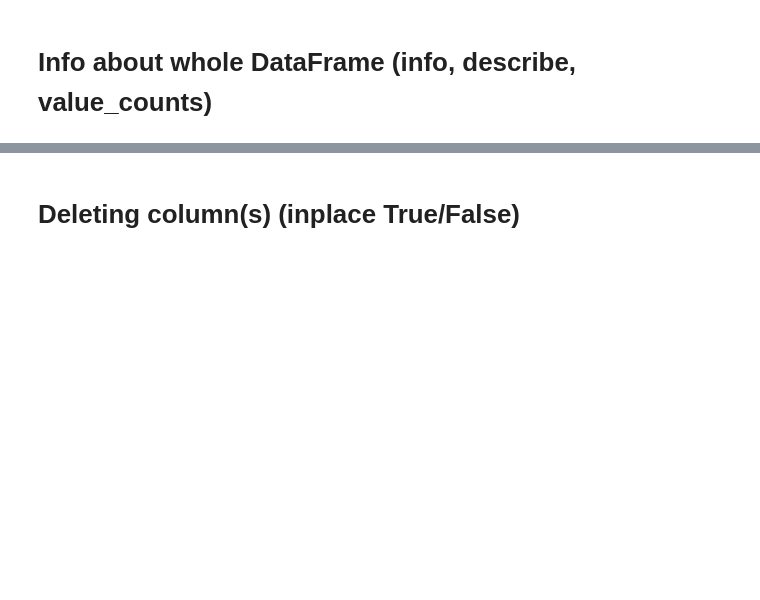
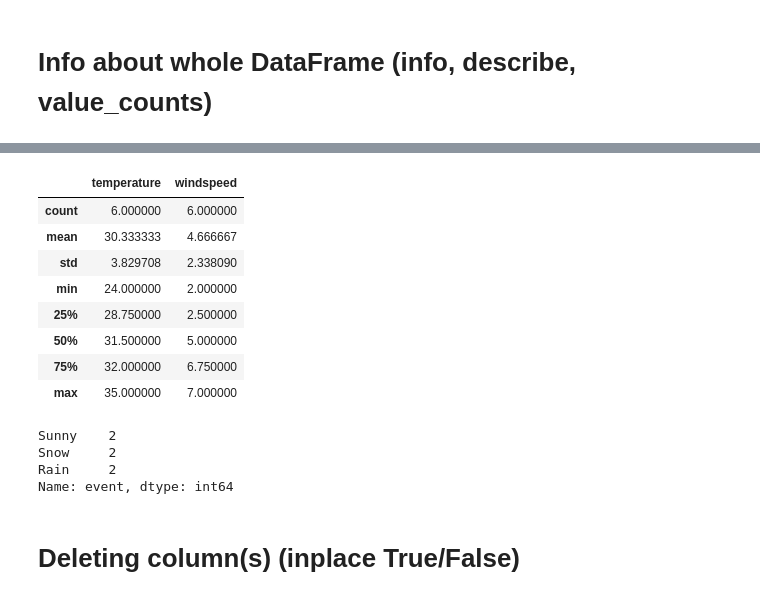
Before and after one commit to dayanandv/Data-Science, a Jupyter notebook: Introduction_to_Pandas_DataFrames.ipynb, the cells around one changed output, grey strips where cells are left out. Saved outputs shown, nothing was run; the diff lists cells and outputs as text; code cells hidden in the pictures; blank space fills up the shorter version.

```diff
--- a/Introduction_to_Pandas_DataFrames.ipynb
+++ b/Introduction_to_Pandas_DataFrames.ipynb
@@ -27,2 +129,21 @@ weather_data = {
+# %%
+df.describe()
+# %% [output]
+|  | temperature | windspeed |
+| count | 6.000000 | 6.000000 |
+| mean | 30.333333 | 4.666667 |
+| std | 3.829708 | 2.338090 |
+| min | 24.000000 | 2.000000 |
+| 25% | 28.750000 | 2.500000 |
+| 50% | 31.500000 | 5.000000 |
+| 75% | 32.000000 | 6.750000 |
+| max | 35.000000 | 7.000000 |
+# %%
+df['event'].value_counts()
+# %% [output]
+Sunny    2
+Snow     2
+Rain     2
+Name: event, dtype: int64
 # %% [markdown]
 # Deleting column(s) (inplace True/False)
```
Also changed, not shown: parts of 15 cells of this notebook.
